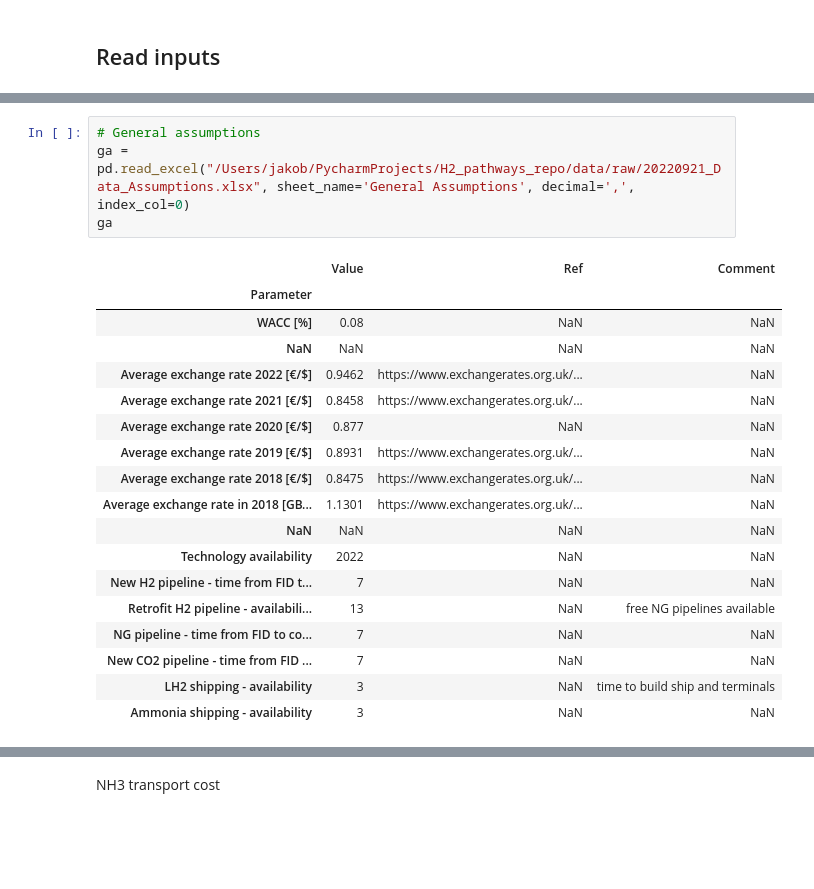
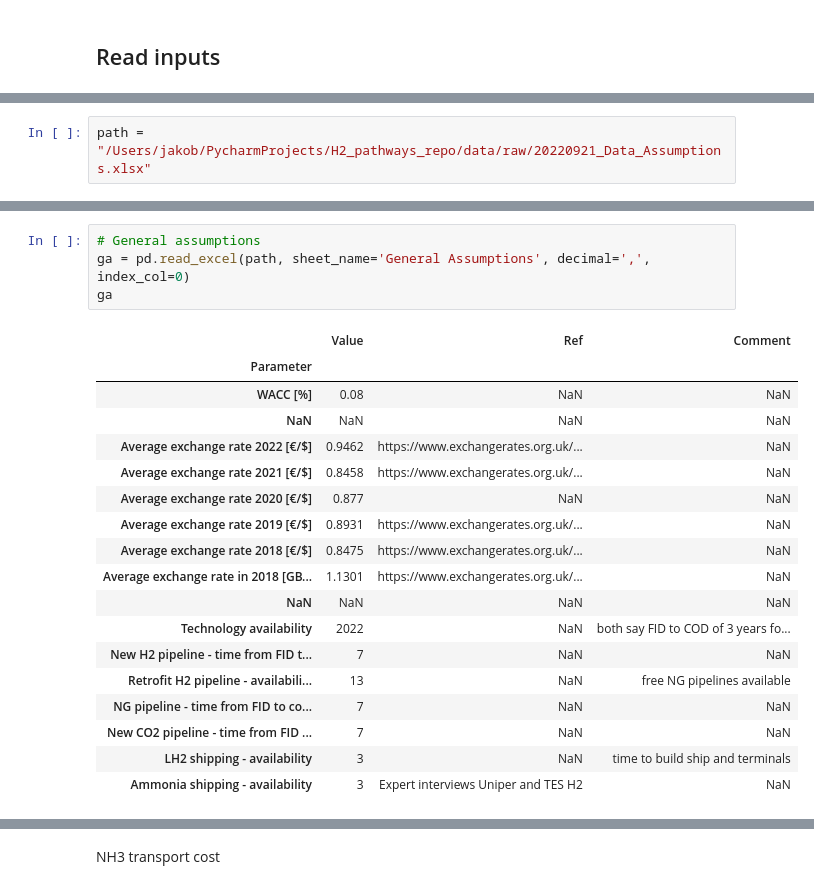
Before and after one commit to ReuterJakob/H2_pathways_repo, a Jupyter notebook: notebooks/Cost/NH3_cost.ipynb, the cells around one changed output, grey strips where cells are left out. Drawn from its saved outputs; the diff is of its cells as text; blank space fills up the shorter version.

```diff
--- a/notebooks/Cost/NH3_cost.ipynb
+++ b/notebooks/Cost/NH3_cost.ipynb
@@ -9 +10,3 @@ import os
+# %%
+path = "/Users/jakob/PycharmProjects/H2_pathways_repo/data/raw/20220921_Data_Assumptions.xlsx"
 # %%
@@ -62,25 +65,25 @@ p_electricity
 88 rows × 31 columns
 # %%
 # General assumptions
-ga = pd.read_excel("/Users/jakob/PycharmProjects/H2_pathways_repo/data/raw/20220921_Data_Assumptions.xlsx", sheet_name='General Assumptions', decimal=',', index_col=0)
+ga = pd.read_excel(path, sheet_name='General Assumptions', decimal=',', index_col=0)
 ga
 # %% [output]
 |  | Value | Ref | Comment |
 | Parameter |  |  |  |
 | WACC [%] | 0.08 | NaN | NaN |
 | NaN | NaN | NaN | NaN |
 | Average exchange rate 2022 [€/$] | 0.9462 | https://www.exchangerates.org.uk/... | NaN |
 | Average exchange rate 2021 [€/$] | 0.8458 | https://www.exchangerates.org.uk/... | NaN |
 | Average exchange rate 2020 [€/$] | 0.877 | NaN | NaN |
 | Average exchange rate 2019 [€/$] | 0.8931 | https://www.exchangerates.org.uk/... | NaN |
 | Average exchange rate 2018 [€/$] | 0.8475 | https://www.exchangerates.org.uk/... | NaN |
 | Average exchange rate in 2018 [GB... | 1.1301 | https://www.exchangerates.org.uk/... | NaN |
 | NaN | NaN | NaN | NaN |
-| Technology availability | 2022 | NaN | NaN |
+| Technology availability | 2022 | NaN | both say FID to COD of 3 years fo... |
 | New H2 pipeline - time from FID t... | 7 | NaN | NaN |
 | Retrofit H2 pipeline - availabili... | 13 | NaN | free NG pipelines available |
 | NG pipeline - time from FID to co... | 7 | NaN | NaN |
 | New CO2 pipeline - time from FID ... | 7 | NaN | NaN |
 | LH2 shipping - availability | 3 | NaN | time to build ship and terminals |
-| Ammonia shipping - availability | 3 | NaN | NaN |
+| Ammonia shipping - availability | 3 | Expert interviews Uniper and TES H2 | NaN |
 # %%
```
Also changed, not shown: parts of 25 cells of this notebook, 32 other files.
